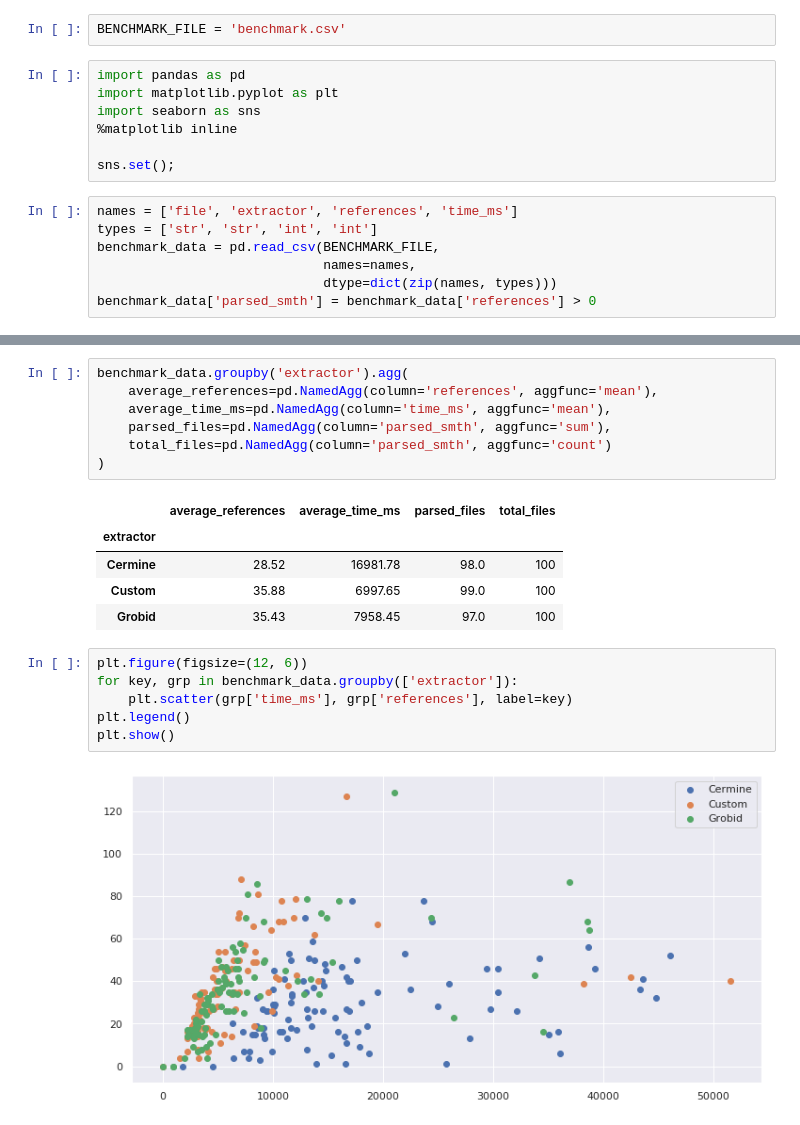
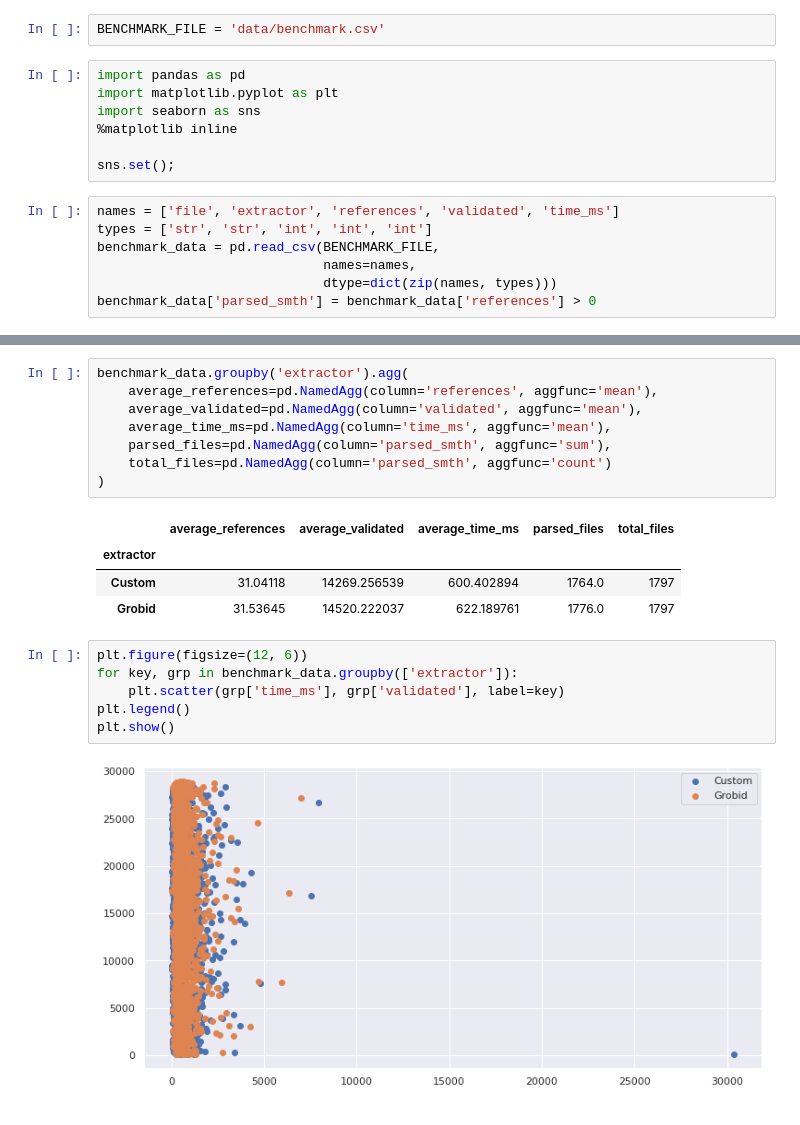
Before and after one commit to ilyavoronin/preprint_server, a Jupyter notebook: benchmarks/benchmark.ipynb, the cells around one changed output, grey strips where cells are left out. Cells and saved outputs as stored; diff of their text form.

Commit message:
fix benchmark

```diff
--- a/benchmarks/benchmark.ipynb
+++ b/benchmarks/benchmark.ipynb
@@ -1,5 +1,5 @@
 # %%
-BENCHMARK_FILE = 'benchmark.csv'
+BENCHMARK_FILE = 'data/benchmark.csv'
 # %%
 import pandas as pd
 import matplotlib.pyplot as plt
@@ -8,8 +8,8 @@ import seaborn as sns
 
 sns.set();
 # %%
-names = ['file', 'extractor', 'references', 'time_ms']
-types = ['str', 'str', 'int', 'int']
+names = ['file', 'extractor', 'references', 'validated', 'time_ms']
+types = ['str', 'str', 'int', 'int', 'int']
 benchmark_data = pd.read_csv(BENCHMARK_FILE,
                              names=names,
                              dtype=dict(zip(names, types)))
@@ -26,21 +35,21 @@ benchmark_data.head()
 # %%
 benchmark_data.groupby('extractor').agg(
     average_references=pd.NamedAgg(column='references', aggfunc='mean'),
+    average_validated=pd.NamedAgg(column='validated', aggfunc='mean'),
     average_time_ms=pd.NamedAgg(column='time_ms', aggfunc='mean'),
     parsed_files=pd.NamedAgg(column='parsed_smth', aggfunc='sum'),
     total_files=pd.NamedAgg(column='parsed_smth', aggfunc='count')
 )
 # %% [output]
-|  | average_references | average_time_ms | parsed_files | total_files |
-| extractor |  |  |  |  |
-| Cermine | 28.52 | 16981.78 | 98.0 | 100 |
-| Custom | 35.88 | 6997.65 | 99.0 | 100 |
-| Grobid | 35.43 | 7958.45 | 97.0 | 100 |
+|  | average_references | average_validated | average_time_ms | parsed_files | total_files |
+| extractor |  |  |  |  |  |
+| Custom | 31.04118 | 14269.256539 | 600.402894 | 1764.0 | 1797 |
+| Grobid | 31.53645 | 14520.222037 | 622.189761 | 1776.0 | 1797 |
 # %%
 plt.figure(figsize=(12, 6))
 for key, grp in benchmark_data.groupby(['extractor']):
-    plt.scatter(grp['time_ms'], grp['references'], label=key)
+    plt.scatter(grp['time_ms'], grp['validated'], label=key)
 plt.legend()
 plt.show()
 # %% [output]
-[figure, old version]
+[figure, new version]
```
Also changed, not shown: parts of 2 cells of this notebook, 1 other file.
